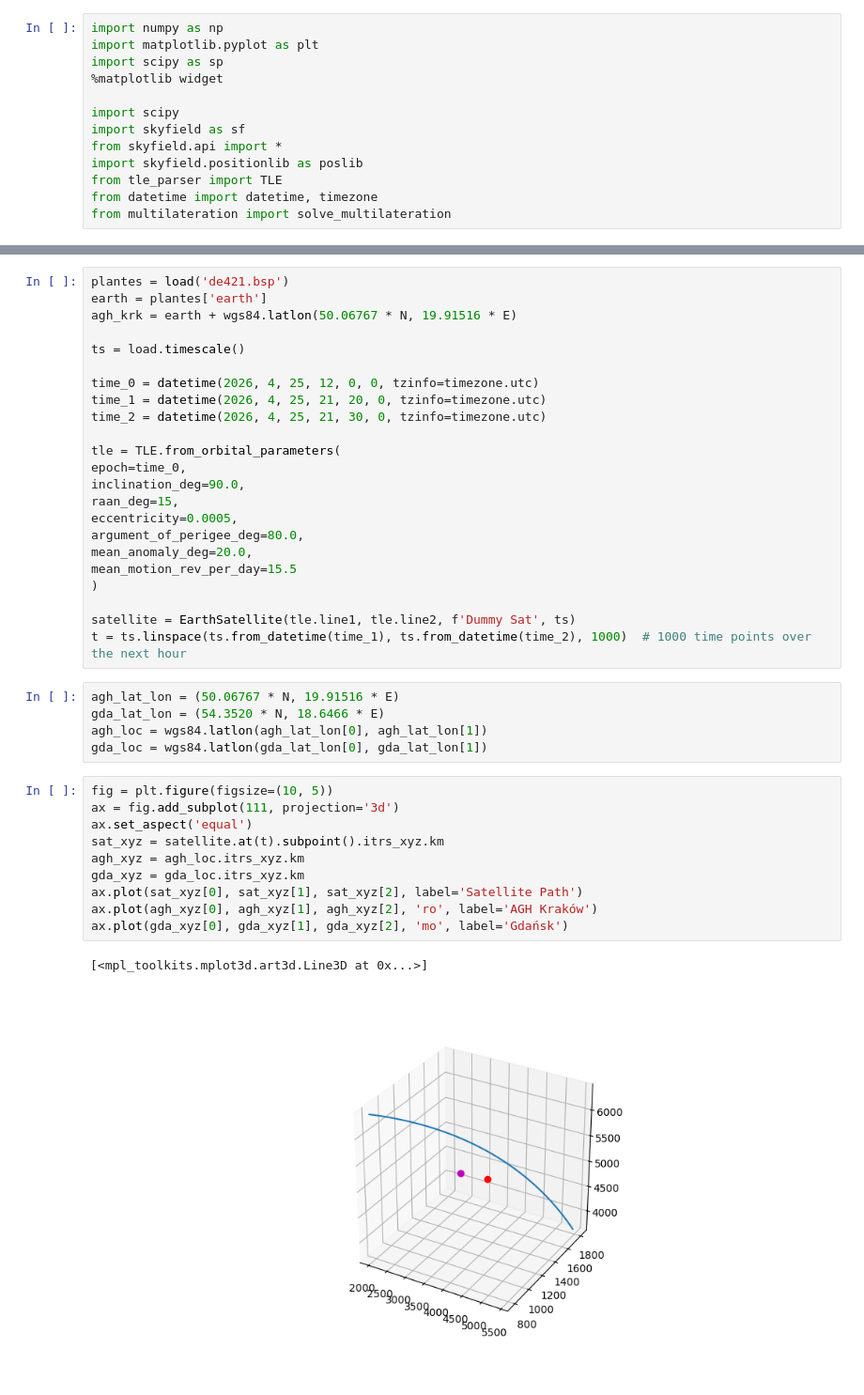
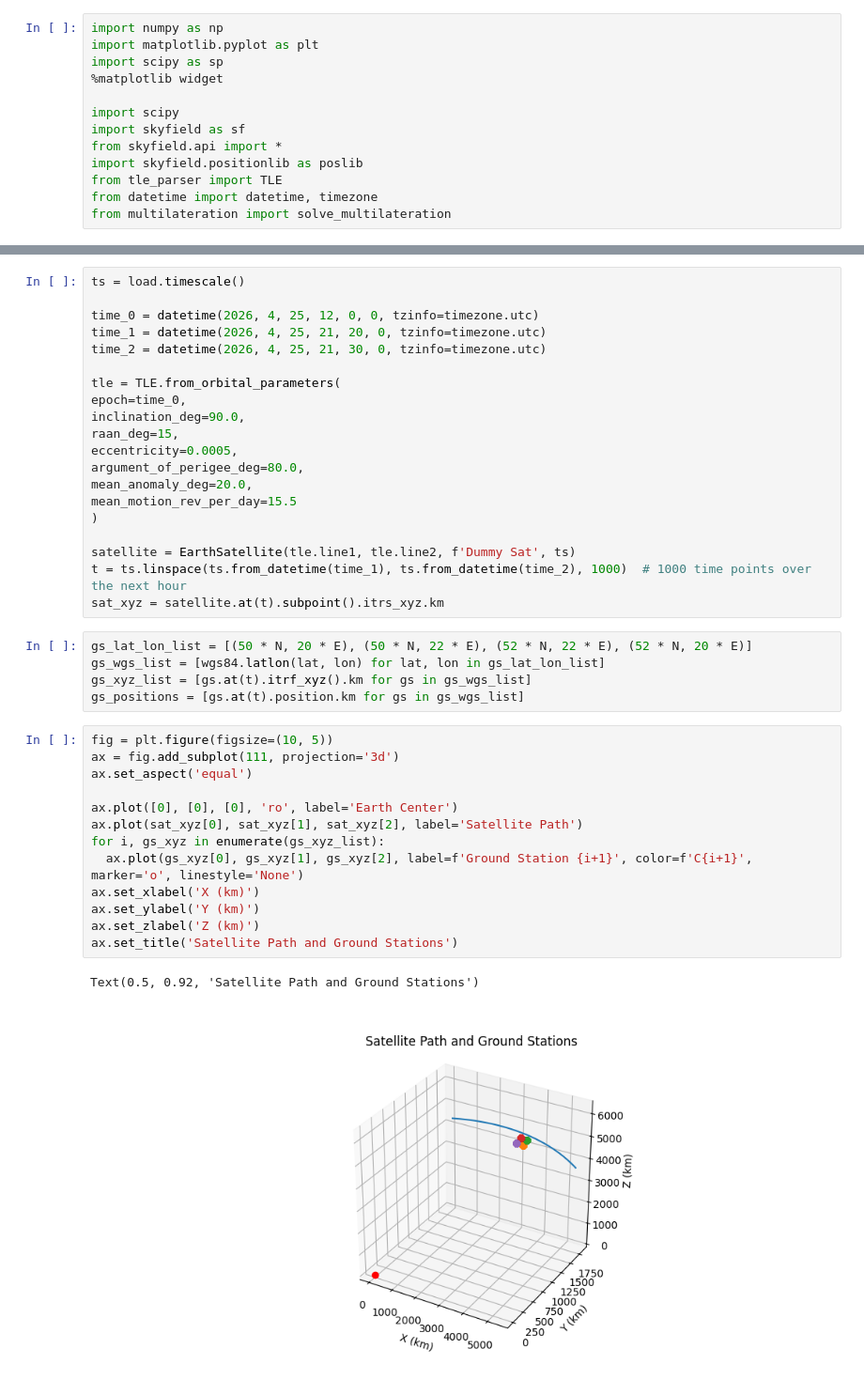
Before and after one commit to kamilix2003/sat-ant, a Jupyter notebook: sat_path.ipynb, the cells around one changed output, grey strips where cells are left out. Shown at 94% size. Cells and saved outputs as stored; diff of their text form.

```diff
--- a/sat_path.ipynb
+++ b/sat_path.ipynb
@@ -16,8 +18,4 @@ from multilateration import solve_multilateration
 # %%
-plantes = load('de421.bsp')
-earth = plantes['earth']
-agh_krk = earth + wgs84.latlon(50.06767 * N, 19.91516 * E)
-
 ts = load.timescale()
 
 time_0 = datetime(2026, 4, 25, 12, 0, 0, tzinfo=timezone.utc)
@@ -36,22 +34,26 @@ mean_motion_rev_per_day=15.5
 
 satellite = EarthSatellite(tle.line1, tle.line2, f'Dummy Sat', ts)
 t = ts.linspace(ts.from_datetime(time_1), ts.from_datetime(time_2), 1000)  # 1000 time points over the next hour
+sat_xyz = satellite.at(t).subpoint().itrs_xyz.km
 # %%
-agh_lat_lon = (50.06767 * N, 19.91516 * E)
-gda_lat_lon = (54.3520 * N, 18.6466 * E)
-agh_loc = wgs84.latlon(agh_lat_lon[0], agh_lat_lon[1])
-gda_loc = wgs84.latlon(gda_lat_lon[0], gda_lat_lon[1])
+gs_lat_lon_list = [(50 * N, 20 * E), (50 * N, 22 * E), (52 * N, 22 * E), (52 * N, 20 * E)]
+gs_wgs_list = [wgs84.latlon(lat, lon) for lat, lon in gs_lat_lon_list]
+gs_xyz_list = [gs.at(t).itrf_xyz().km for gs in gs_wgs_list]
+gs_positions = [gs.at(t).position.km for gs in gs_wgs_list]
 # %%
 fig = plt.figure(figsize=(10, 5))
 ax = fig.add_subplot(111, projection='3d')
 ax.set_aspect('equal')
-sat_xyz = satellite.at(t).subpoint().itrs_xyz.km
-agh_xyz = agh_loc.itrs_xyz.km
-gda_xyz = gda_loc.itrs_xyz.km
+
+ax.plot([0], [0], [0], 'ro', label='Earth Center')
 ax.plot(sat_xyz[0], sat_xyz[1], sat_xyz[2], label='Satellite Path')
-ax.plot(agh_xyz[0], agh_xyz[1], agh_xyz[2], 'ro', label='AGH Kraków')
-ax.plot(gda_xyz[0], gda_xyz[1], gda_xyz[2], 'mo', label='Gdańsk')
+for i, gs_xyz in enumerate(gs_xyz_list):
+  ax.plot(gs_xyz[0], gs_xyz[1], gs_xyz[2], label=f'Ground Station {i+1}', color=f'C{i+1}', marker='o', linestyle='None')
+ax.set_xlabel('X (km)')
+ax.set_ylabel('Y (km)')
+ax.set_zlabel('Z (km)')
+ax.set_title('Satellite Path and Ground Stations')
 # %% [output]
-[<mpl_toolkits.mplot3d.art3d.Line3D at 0x...>]
+Text(0.5, 0.92, 'Satellite Path and Ground Stations')
-[figure, old version]
+[figure, new version]
 # %%
```
Also changed, not shown: parts of 4 cells of this notebook, 1 other file.
